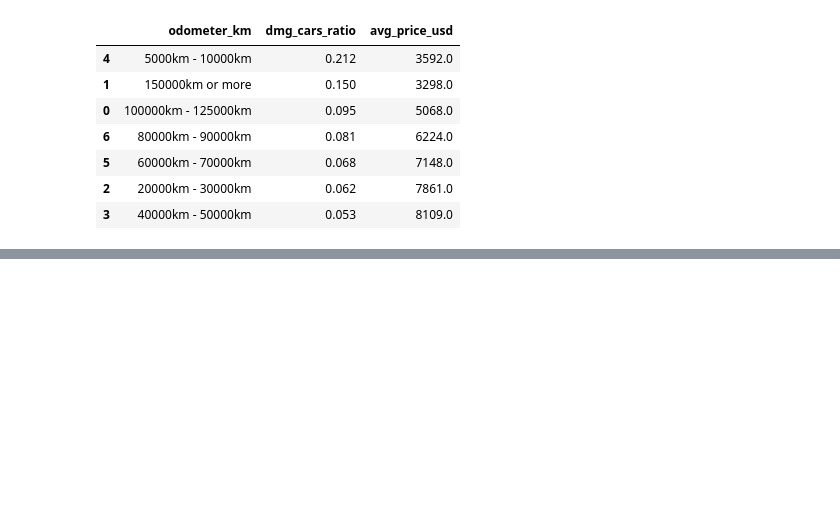
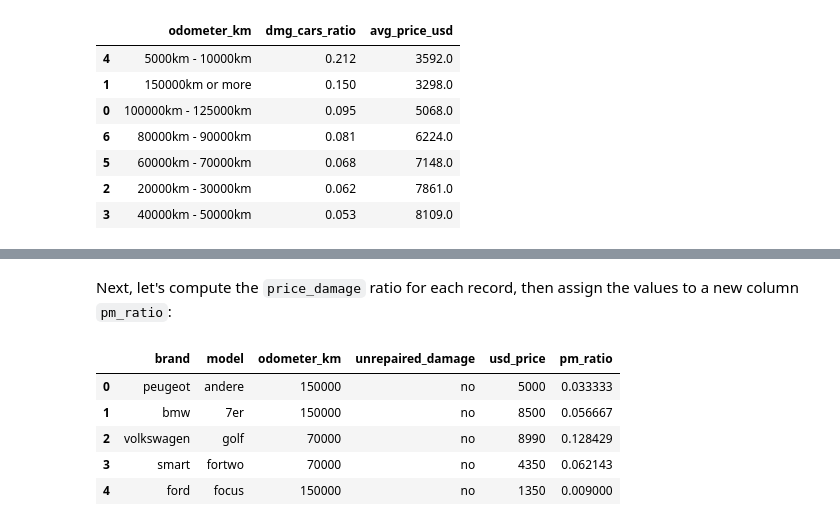
Before and after one commit to Lippins/Ebay_car_sales, a Jupyter notebook: notebook.ipynb, the cells around one changed output, grey strips where cells are left out. Saved outputs shown, nothing was run; the diff lists cells and outputs as text; code cells hidden in the pictures; blank space fills up the shorter version.

```diff
--- a/notebook.ipynb
+++ b/notebook.ipynb
@@ -1197,0 +1267,12 @@ grouped_df
+# %% [markdown]
+Next, let's compute the `price_damage` ratio for each record, then assign the values to a new column `pm_ratio`:
+# %%
+price_value_df['pm_ratio'] = price_value_df['usd_price']/price_value_df['odometer_km']
+price_value_df.head()
+# %% [output]
+|  | brand | model | odometer_km | unrepaired_damage | usd_price | pm_ratio |
+| 0 | peugeot | andere | 150000 | no | 5000 | 0.033333 |
+| 1 | bmw | 7er | 150000 | no | 8500 | 0.056667 |
+| 2 | volkswagen | golf | 70000 | no | 8990 | 0.128429 |
+| 3 | smart | fortwo | 70000 | no | 4350 | 0.062143 |
+| 4 | ford | focus | 150000 | no | 1350 | 0.009000 |
```
Also changed, not shown: parts of 20 cells of this notebook.
